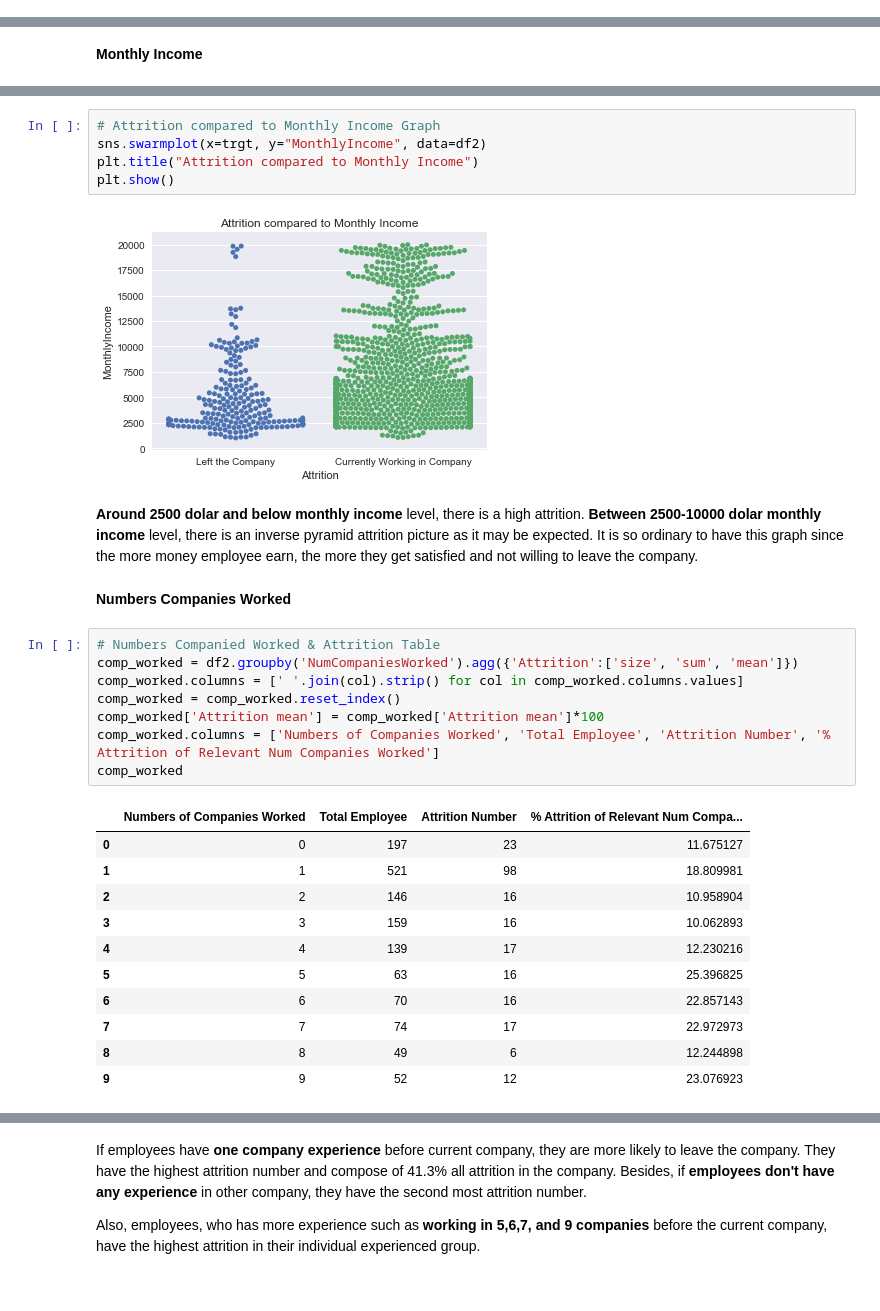
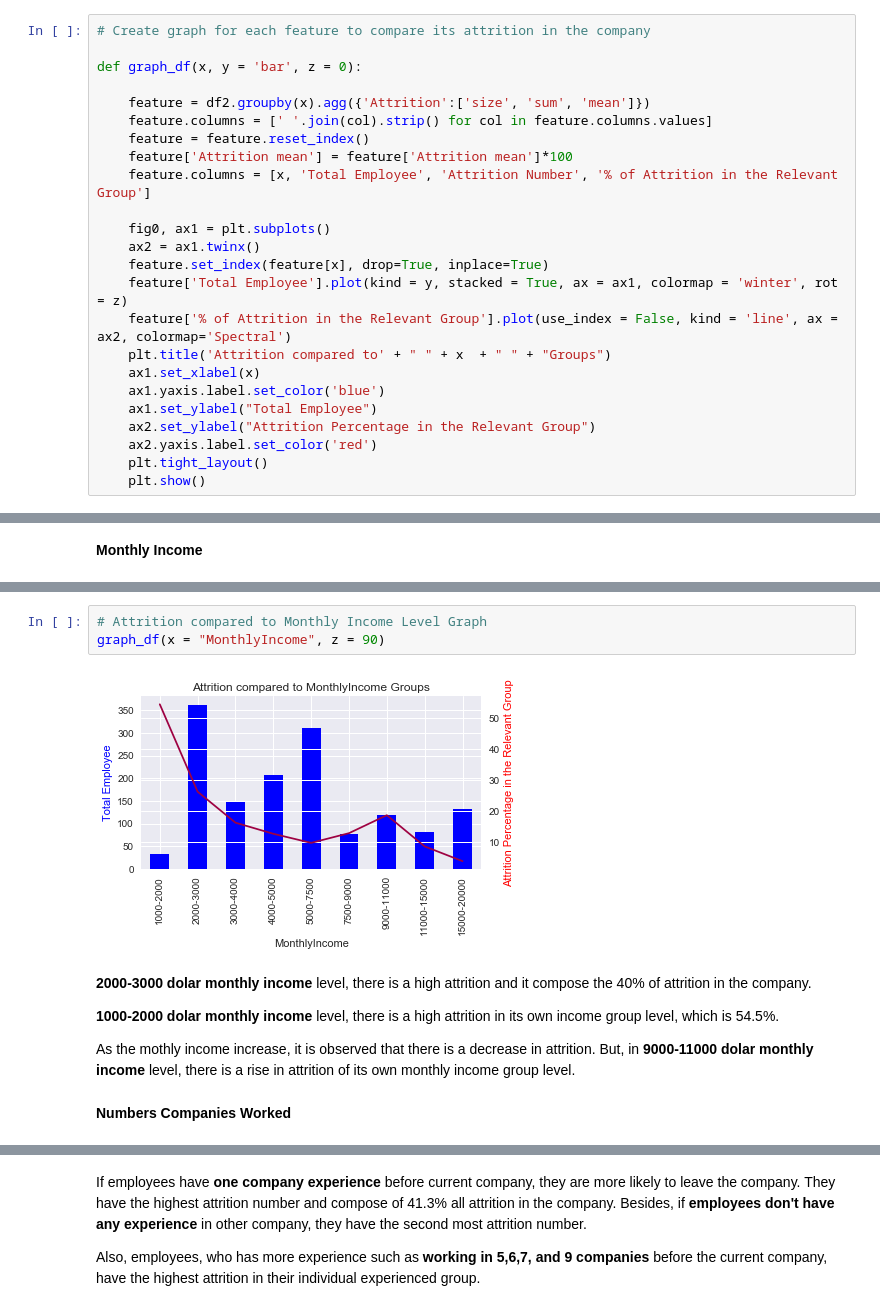
Before and after one commit to ShiningData/Capstone_Project-IBM_HR_Analytics, a Jupyter notebook: HR Analytics Employee Attrition and Performance.ipynb, the cells around one changed output, grey strips where cells are left out. Saved outputs shown, nothing was run; the diff lists cells and outputs as text.

Commit message:
update on the data story telling

```diff
--- a/HR Analytics Employee Attrition and Performance.ipynb
+++ b/HR Analytics Employee Attrition and Performance.ipynb
@@ -343,2 +360,26 @@ In the company, there are 1470 employees. 237 employees who compose 16% of the t
+# %%
+# Create graph for each feature to compare its attrition in the company
+
+def graph_df(x, y = 'bar', z = 0):
+
+    feature = df2.groupby(x).agg({'Attrition':['size', 'sum', 'mean']})
+    feature.columns = [' '.join(col).strip() for col in feature.columns.values]
+    feature = feature.reset_index()
+    feature['Attrition mean'] = feature['Attrition mean']*100
+    feature.columns = [x, 'Total Employee', 'Attrition Number', '% of Attrition in the Relevant Group']
+
+    fig0, ax1 = plt.subplots()
+    ax2 = ax1.twinx()
+    feature.set_index(feature[x], drop=True, inplace=True)
+    feature['Total Employee'].plot(kind = y, stacked = True, ax = ax1, colormap = 'winter', rot = z)
+    feature['% of Attrition in the Relevant Group'].plot(use_index = False, kind = 'line', ax = ax2, colormap='Spectral')
+    plt.title('Attrition compared to' + " " + x  + " " + "Groups")
+    ax1.set_xlabel(x)
+    ax1.yaxis.label.set_color('blue')
+    ax1.set_ylabel("Total Employee")
+    ax2.set_ylabel("Attrition Percentage in the Relevant Group")
+    ax2.yaxis.label.set_color('red')
+    plt.tight_layout()
+    plt.show()
 # %% [markdown]
 **Age**
@@ -828,31 +754,13 @@ plt.show()
 # %%
-# Attrition compared to Monthly Income Graph
-sns.swarmplot(x=trgt, y="MonthlyIncome", data=df2)
-plt.title("Attrition compared to Monthly Income")
-plt.show()
+# Attrition compared to Monthly Income Level Graph
+graph_df(x = "MonthlyIncome", z = 90)
 # %% [output]
-[figure, old version]
+[figure, new version]
-# %% [markdown]
-**Around 2500 dolar and below monthly income** level, there is a high  attrition. **Between 2500-10000 dolar monthly income** level, there is an inverse pyramid attrition picture as it may be expected. It is so ordinary to have this graph since the more money employee earn, the more they get satisfied and not willing to leave the company.
+# %% [markdown]
+**2000-3000 dolar monthly income** level, there is a high  attrition and it compose the 40% of attrition in the company.
+
+**1000-2000 dolar monthly income** level, there is a high  attrition in its own income group level, which is 54.5%.
+
+As the mothly income increase, it is observed that there is a decrease in attrition. But, in **9000-11000 dolar monthly income** level, there is a rise in  attrition of its own monthly income group level.
 # %% [markdown]
 **Numbers Companies Worked**
-# %%
-# Numbers Companied Worked & Attrition Table
-comp_worked = df2.groupby('NumCompaniesWorked').agg({'Attrition':['size', 'sum', 'mean']})
-comp_worked.columns = [' '.join(col).strip() for col in comp_worked.columns.values]
-comp_worked = comp_worked.reset_index()
-comp_worked['Attrition mean'] = comp_worked['Attrition mean']*100
-comp_worked.columns = ['Numbers of Companies Worked', 'Total Employee', 'Attrition Number', '% Attrition of Relevant Num Companies Worked']
-comp_worked
-# %% [output]
-|  | Numbers of Companies Worked | Total Employee | Attrition Number | % Attrition of Relevant Num Compa... |
-| 0 | 0 | 197 | 23 | 11.675127 |
-| 1 | 1 | 521 | 98 | 18.809981 |
-| 2 | 2 | 146 | 16 | 10.958904 |
-| 3 | 3 | 159 | 16 | 10.062893 |
-| 4 | 4 | 139 | 17 | 12.230216 |
-| 5 | 5 | 63 | 16 | 25.396825 |
-| 6 | 6 | 70 | 16 | 22.857143 |
-| 7 | 7 | 74 | 17 | 22.972973 |
-| 8 | 8 | 49 | 6 | 12.244898 |
-| 9 | 9 | 52 | 12 | 23.076923 |
```
Also changed, not shown: parts of 162 cells of this notebook.
